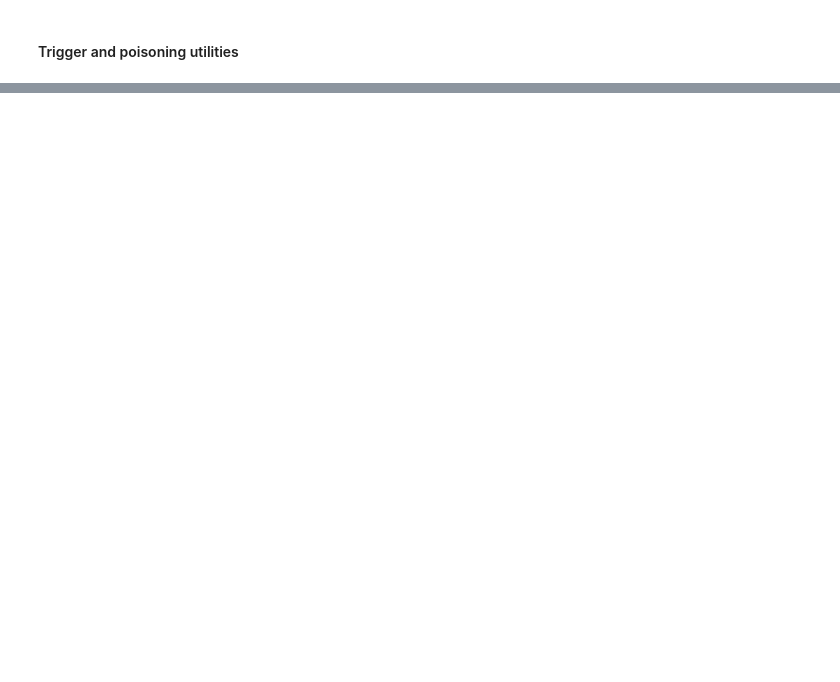
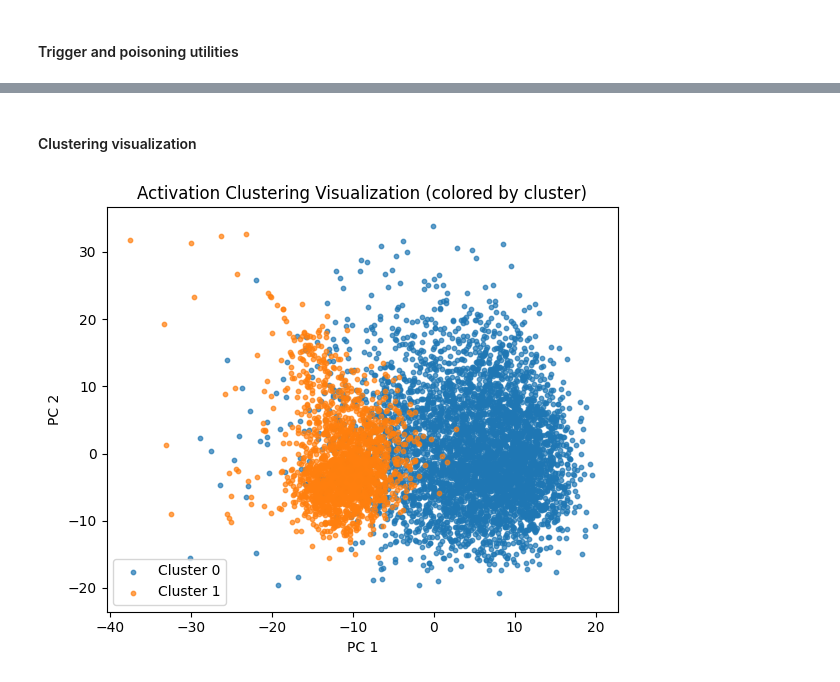
Before and after one commit to atharvv04/BadNets-to-Recovery-End-to-End-Backdoor-Defense-Pipeline, a Jupyter notebook: A3.ipynb, the cells around one changed output, grey strips where cells are left out. Saved outputs shown, nothing was run; the diff lists cells and outputs as text; code cells hidden in the pictures; blank space fills up the shorter version.

```diff
--- a/A3.ipynb
+++ b/A3.ipynb
@@ -181,0 +785,19 @@ visualize_trigger_example(temp_eval_train, idx=0)
+# %%
+precision = precision_score(y_true_poison, y_pred_suspicious, zero_division=0)
+recall = recall_score(y_true_poison, y_pred_suspicious, zero_division=0)
+f1 = f1_score(y_true_poison, y_pred_suspicious, zero_division=0)
+
+detection_metrics = {
+    "precision": float(precision),
+    "recall": float(recall),
+    "f1": float(f1),
+    "num_target_labeled_samples_clustered": int(len(y_true_poison)),
+    "num_true_poison_in_clustered_subset": int(y_true_poison.sum()),
+    "num_predicted_suspicious": int(y_pred_suspicious.sum()),
+    "reducer": reducer_name,
+}
+
+with open(META_DIR / "detection_metrics.json", "w") as f:
+    json.dump(detection_metrics, f, indent=2)
+
+print(json.dumps(detection_metrics, indent=2))
@@ -181,0 +814,37 @@ visualize_trigger_example(temp_eval_train, idx=0)
+# %% [markdown]
+#### Clustering visualization
+# %%
+# Use PCA to 2D for a stable visualization, regardless of whether ICA/PCA was used above
+viz_2d = PCA(n_components=2, random_state=CONFIG["seed"]).fit_transform(X_std)
+
+plt.figure(figsize=(6, 5))
+for cluster_id in [0, 1]:
+    mask = clusters == cluster_id
+    plt.scatter(
+        viz_2d[mask, 0],
+        viz_2d[mask, 1],
+        s=10,
+        alpha=0.7,
+        label=f"Cluster {cluster_id}"
+    )
+
+plt.title("Activation Clustering Visualization (colored by cluster)")
+plt.xlabel("PC 1")
+plt.ylabel("PC 2")
+plt.legend()
+plt.tight_layout()
+plt.savefig(FIG_DIR / "clustering_visualization.png", dpi=200)
+plt.show()
+
+cluster_results_df = pd.DataFrame({
+    "original_index": feature_pack["original_indices"],
+    "subset_position": feature_pack["subset_positions"],
+    "observed_label": feature_pack["observed_labels"],
+    "original_label": feature_pack["original_labels"],
+    "is_true_poison": y_true_poison,
+    "cluster": clusters,
+    "predicted_suspicious": y_pred_suspicious,
+})
+cluster_results_df.to_csv(META_DIR / "cluster_results.csv", index=False)
+# %% [output]
+[figure, added]
```
Also changed, not shown: parts of 37 cells of this notebook.
